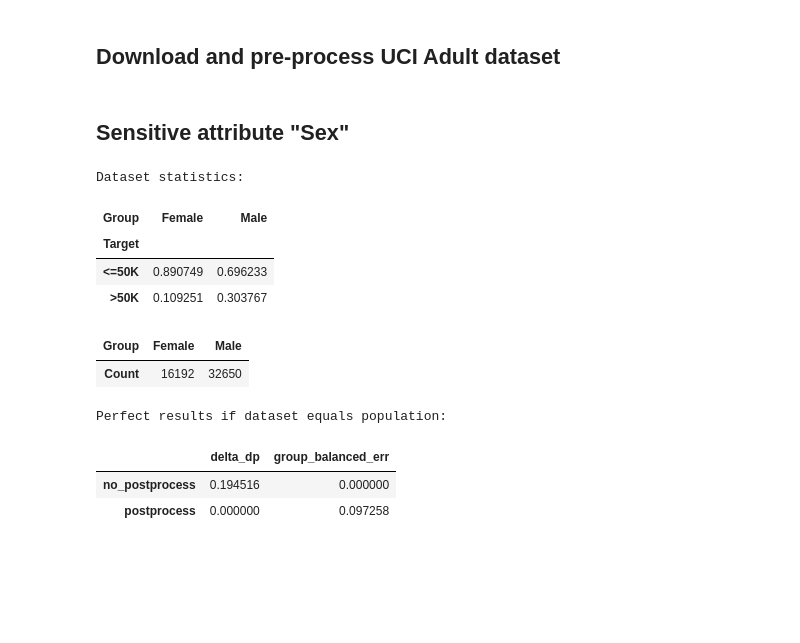
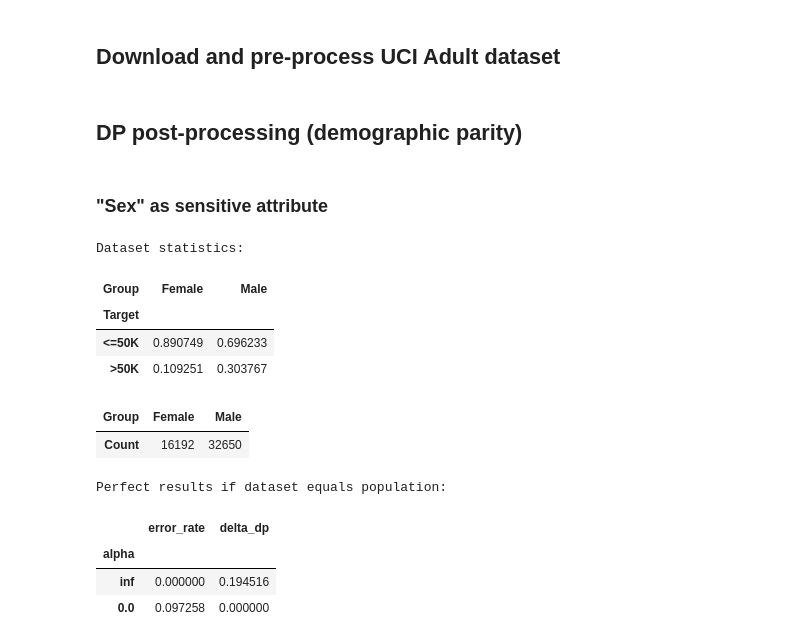
Before and after one commit to rxian/fair-classification, a Jupyter notebook: adult.ipynb, the cells around one changed output. Cells and saved outputs as stored; diff of their text form; code cells hidden in the pictures; blank space fills up the shorter version.

```diff
--- a/adult.ipynb
+++ b/adult.ipynb
@@ -160,26 +128,44 @@ def plot_results(alpha, res, title):
-# %% [markdown]
-## Sensitive attribute "Sex"
-# %%
-sensitive_attributes = ["Sex"]
-train_groups, test_groups, n_groups = get_group_labels_and_print_statistics(
-    sensitive_attributes)
-train_data_pre, train_data_post, train_labels_pre, train_labels_post, train_groups_pre, train_groups_post = sklearn.model_selection.train_test_split(
-    train_data,
-    train_labels,
-    train_groups,
-    test_size=split_ratio_for_postprocessing,
-    random_state=seed)
-train_labels_pre_one_hot = pd.get_dummies(train_labels_pre)
-# %% [output]
-Dataset statistics:
-| Group | Female | Male |
-| Target |  |  |
-| <=50K | 0.890749 | 0.696233 |
-| >50K | 0.109251 | 0.303767 |
-| Group | Female | Male |
-| Count | 16192 | 32650 |
-Perfect results if dataset equals population:
-|  | delta_dp | group_balanced_err |
-| no_postprocess | 0.194516 | 0.000000 |
-| postprocess | 0.000000 | 0.097258 |
+# %% [markdown]
+## DP post-processing (demographic parity)
+# %% [markdown]
+### "Sex" as sensitive attribute
+# %%
+sensitive_attributes = ["Sex"]
+groups, n_groups = get_group_labels_and_print_statistics(sensitive_attributes)
+
+(data_, train_data_pre, labels_, train_labels_pre, groups_,
+ train_groups_pre) = sklearn.model_selection.train_test_split(
+     data,
+     labels,
+     groups,
+     test_size=(1 - split_ratio_for_test) *
+     (1 - split_ratio_for_postprocessing),
+     random_state=seed_for_pretraining,
+ )
+
+n_samples = len(data)
+n_pre = len(train_data_pre)
+n_test = int(n_samples * split_ratio_for_test)
+n_post = n_samples - n_pre - n_test
+
+# Train a logistic regression model on the pre-training data
+predictor = sklearn.linear_model.LogisticRegression(
+    random_state=seed_for_pretraining)
+predictor.fit(train_data_pre, train_labels_pre)
+
+# Get predicted probabilities
+probas_ = predictor.predict_proba(data_)
+# %% [output]
+Dataset statistics:
+| Group | Female | Male |
+| Target |  |  |
+| <=50K | 0.890749 | 0.696233 |
+| >50K | 0.109251 | 0.303767 |
+| Group | Female | Male |
+| Count | 16192 | 32650 |
+Perfect results if dataset equals population:
+|  | error_rate | delta_dp |
+| alpha |  |  |
+| inf | 0.000000 | 0.194516 |
+| 0.0 | 0.097258 | 0.000000 |
 # %%
```
Also changed, not shown: parts of 19 cells of this notebook, 6 other files.
